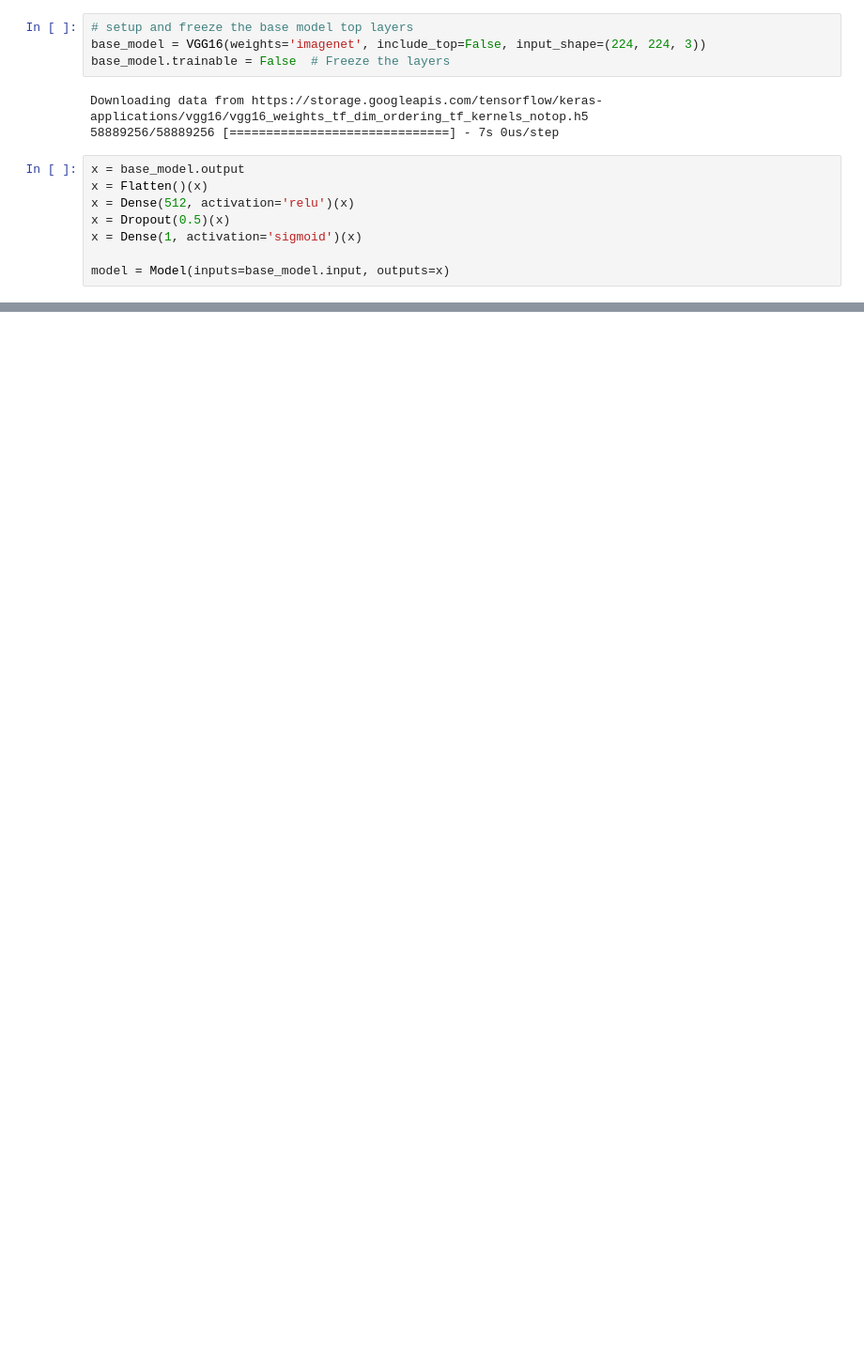
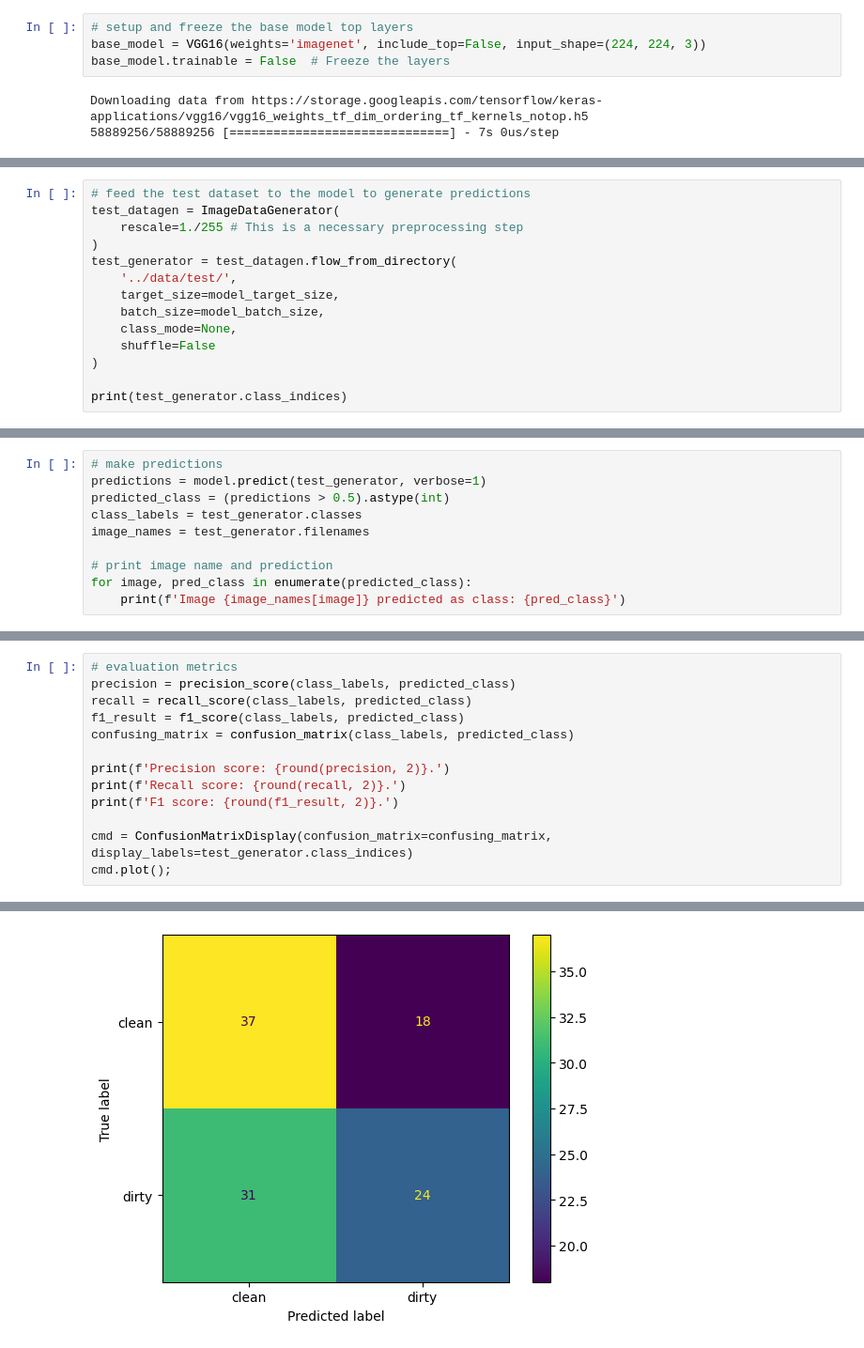
Before and after one commit to oshepad/cargo-holds-image-classification, a Jupyter notebook: code/07_Transfer_Learning.ipynb, the cells around one changed output, grey strips where cells are left out. Shown: that part at 94% size. Cells and saved outputs as stored; diff of their text form; blank space fills up the shorter version.

Commit message:
cleaning up code flow

```diff
--- a/code/07_Transfer_Learning.ipynb
+++ b/code/07_Transfer_Learning.ipynb
@@ -13,11 +20,3 @@ base_model.trainable = False  # Freeze the layers
 # %% [output]
 Downloading data from https://storage.googleapis.com/tensorflow/keras-applications/vgg16/vgg16_weights_tf_dim_ordering_tf_kernels_notop.h5
 58889256/58889256 [==============================] - 7s 0us/step
-# %%
-x = base_model.output
-x = Flatten()(x)
-x = Dense(512, activation='relu')(x)
-x = Dropout(0.5)(x)
-x = Dense(1, activation='sigmoid')(x)
-
-model = Model(inputs=base_model.input, outputs=x)
@@ -23,0 +174,14 @@ model = Model(inputs=base_model.input, outputs=x)
+# %%
+# feed the test dataset to the model to generate predictions
+test_datagen = ImageDataGenerator(
+    rescale=1./255 # This is a necessary preprocessing step
+)
+test_generator = test_datagen.flow_from_directory(
+    '../data/test/',
+    target_size=model_target_size,
+    batch_size=model_batch_size,
+    class_mode=None,
+    shuffle=False
+)
+
+print(test_generator.class_indices)
@@ -23,0 +191,10 @@ model = Model(inputs=base_model.input, outputs=x)
+# %%
+# make predictions
+predictions = model.predict(test_generator, verbose=1)
+predicted_class = (predictions > 0.5).astype(int)
+class_labels = test_generator.classes
+image_names = test_generator.filenames
+
+# print image name and prediction
+for image, pred_class in enumerate(predicted_class):
+    print(f'Image {image_names[image]} predicted as class: {pred_class}')
@@ -23,0 +219,14 @@ model = Model(inputs=base_model.input, outputs=x)
+# %%
+# evaluation metrics
+precision = precision_score(class_labels, predicted_class)
+recall = recall_score(class_labels, predicted_class)
+f1_result = f1_score(class_labels, predicted_class)
+confusing_matrix = confusion_matrix(class_labels, predicted_class)
+
+print(f'Precision score: {round(precision, 2)}.')
+print(f'Recall score: {round(recall, 2)}.')
+print(f'F1 score: {round(f1_result, 2)}.')
+
+cmd = ConfusionMatrixDisplay(confusion_matrix=confusing_matrix, display_labels=test_generator.class_indices)
+cmd.plot();
+# %% [output]
@@ -23,0 +236 @@ model = Model(inputs=base_model.input, outputs=x)
+[figure, added]
```
Also changed, not shown: parts of 13 cells of this notebook, 33 other files.
